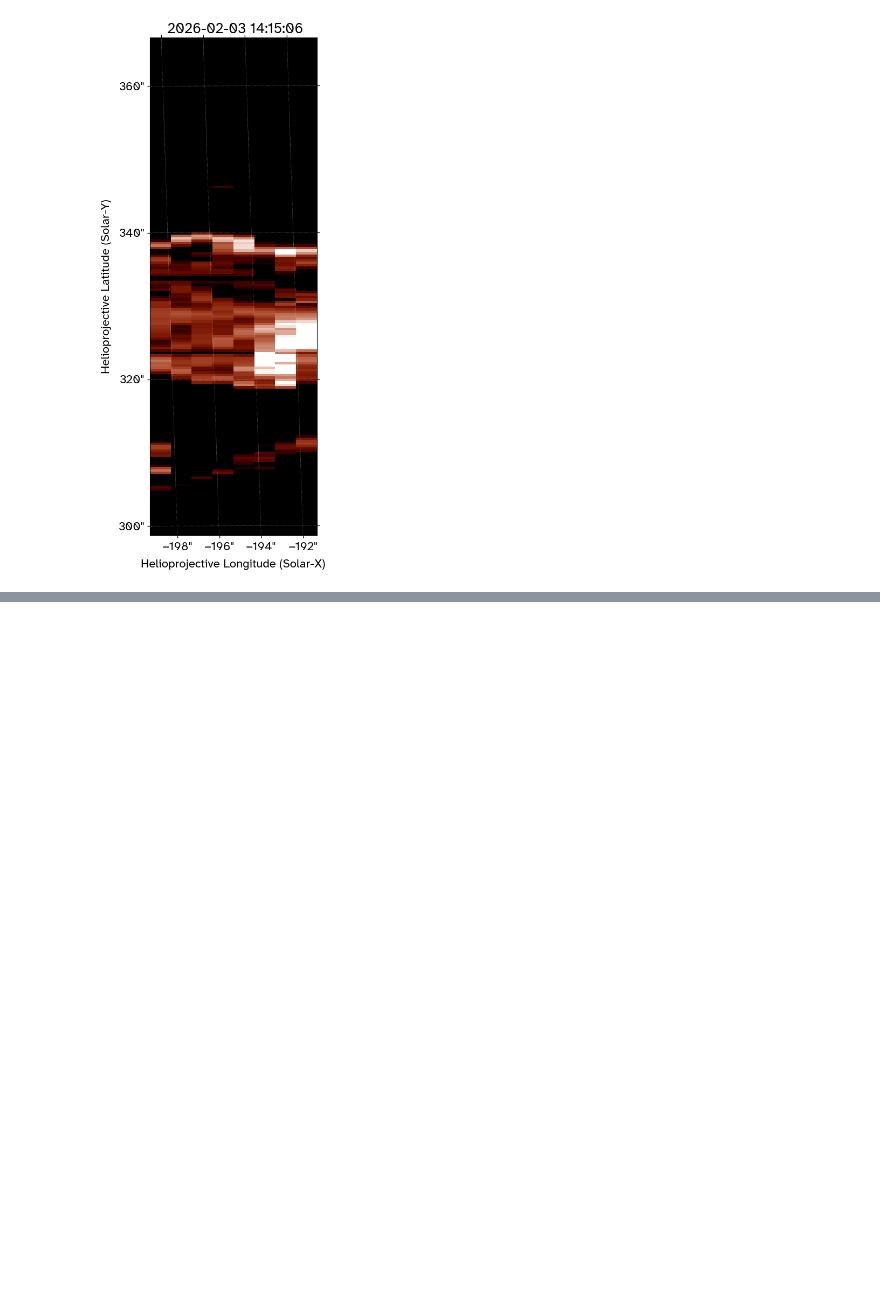
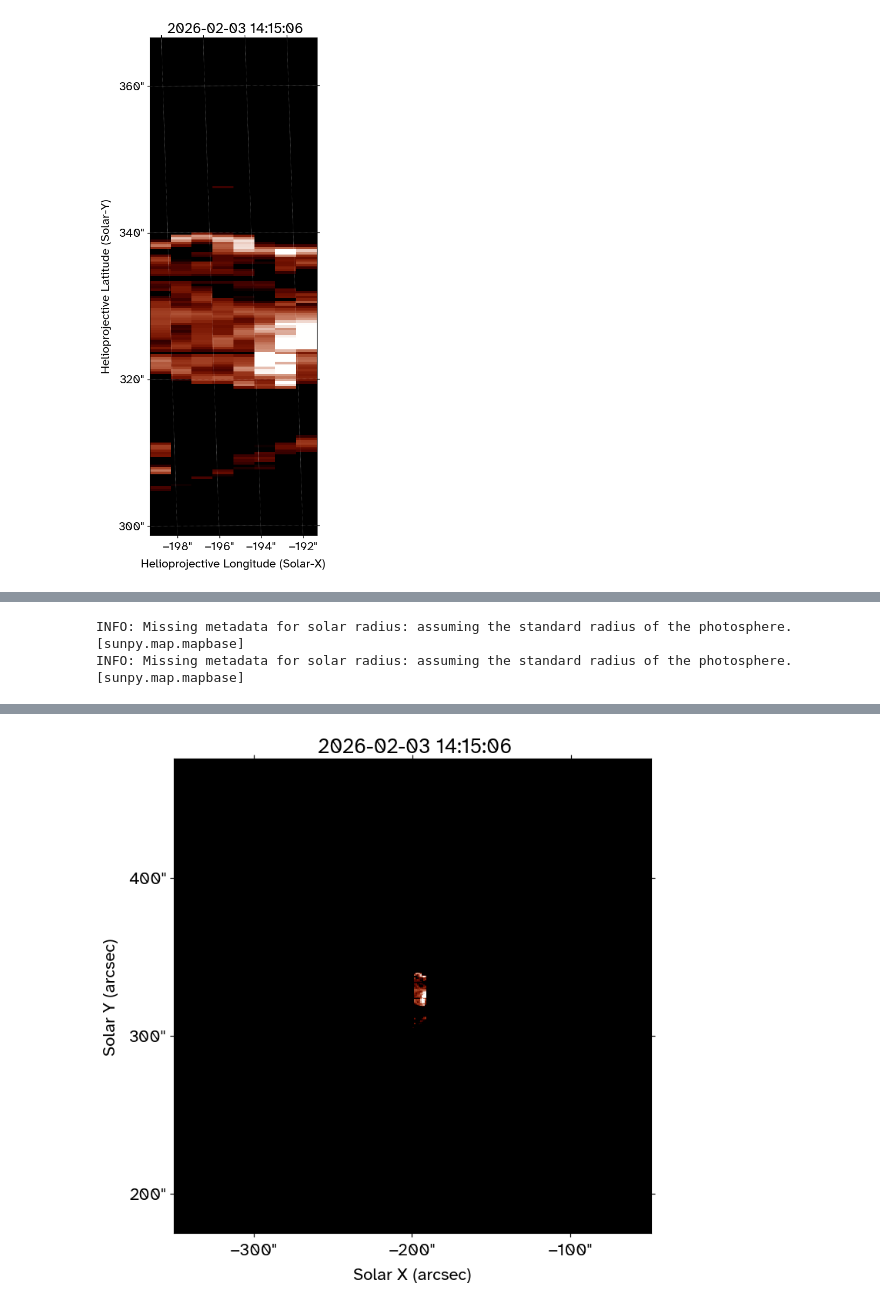
Before and after one commit to lowderchris/reconnection-mapping-reu, a Jupyter notebook: notebooks/siiv_raster.ipynb, the cells around one changed output, grey strips where cells are left out. Cells and saved outputs as stored; diff of their text form; code cells hidden in the pictures; blank space fills up the shorter version.

Commit message:
new raster reprojection

```diff
--- a/notebooks/siiv_raster.ipynb
+++ b/notebooks/siiv_raster.ipynb
@@ -22,7 +22,7 @@ sji1400cm.set_bad('black')
 # %% [markdown]
 load all IRIS spectral raster FITS files:
 # %%
-fits_dir = 'iris_l2_20260203_135710_3448103329_raster/'
+fits_dir = '/Users/willashfield/indirect_imaging/feb3/iris_l2_20260203_135710_3448103329_raster/'
 raster_files = sorted(glob.glob(fits_dir + '*.fits'))
 
 raster = read_files(raster_files, memmap=False)
@@ -156,0 +178,33 @@ For frame 'heliographic_carrington' the following metadata is missing: crln_obs,
+# %%
+def raster_reproject(raster_map, ref_aia_map):
+
+    # WCS axis 1 = x (raster-step), axis 2 = y (along-slit)
+    ratio_x = (ref_aia_map.scale[0] / raster_map.scale[0]).decompose().value
+    ratio_y = (ref_aia_map.scale[1] / raster_map.scale[1]).decompose().value
+    ratio = np.array([ratio_x, ratio_y])
+
+    new_wcs = ref_aia_map.wcs.deepcopy()
+    new_wcs.wcs.cdelt = new_wcs.wcs.cdelt / ratio
+
+    # preserve pixel alignment with rescaling.
+    new_wcs.wcs.crpix = (ref_aia_map.wcs.wcs.crpix - 0.5) * ratio + 0.5
+    new_wcs.wcs.dateobs = raster_map.date.iso
+
+    shape_out = (
+        int(np.round(ref_aia_map.data.shape[0] * ratio_y)),  # rows -> y
+        int(np.round(ref_aia_map.data.shape[1] * ratio_x)),  # cols -> x
+    )
+
+    return raster_map.reproject_to(new_wcs, shape_out=shape_out)
+# %%
+siiv_reproj = raster_reproject(siiv_map, amap)
+
+fig = plt.figure(figsize=(8,8))
+ax = fig.add_subplot(projection=siiv_reproj)
+siiv_reproj.plot(axes=ax, norm=LogNorm(vmin=200.0, vmax=4e3), cmap=sji1400cm, aspect='auto')
+ax.coords.grid(False)
+ax.set_xlabel('Solar X (arcsec)')
+ax.set_ylabel('Solar Y (arcsec)')
+# %% [output]
+INFO: Missing metadata for solar radius: assuming the standard radius of the photosphere. [sunpy.map.mapbase]
+INFO: Missing metadata for solar radius: assuming the standard radius of the photosphere. [sunpy.map.mapbase]
@@ -156,0 +212 @@ For frame 'heliographic_carrington' the following metadata is missing: crln_obs,
+[figure, added]
```
Also changed, not shown: parts of 4 cells of this notebook.
